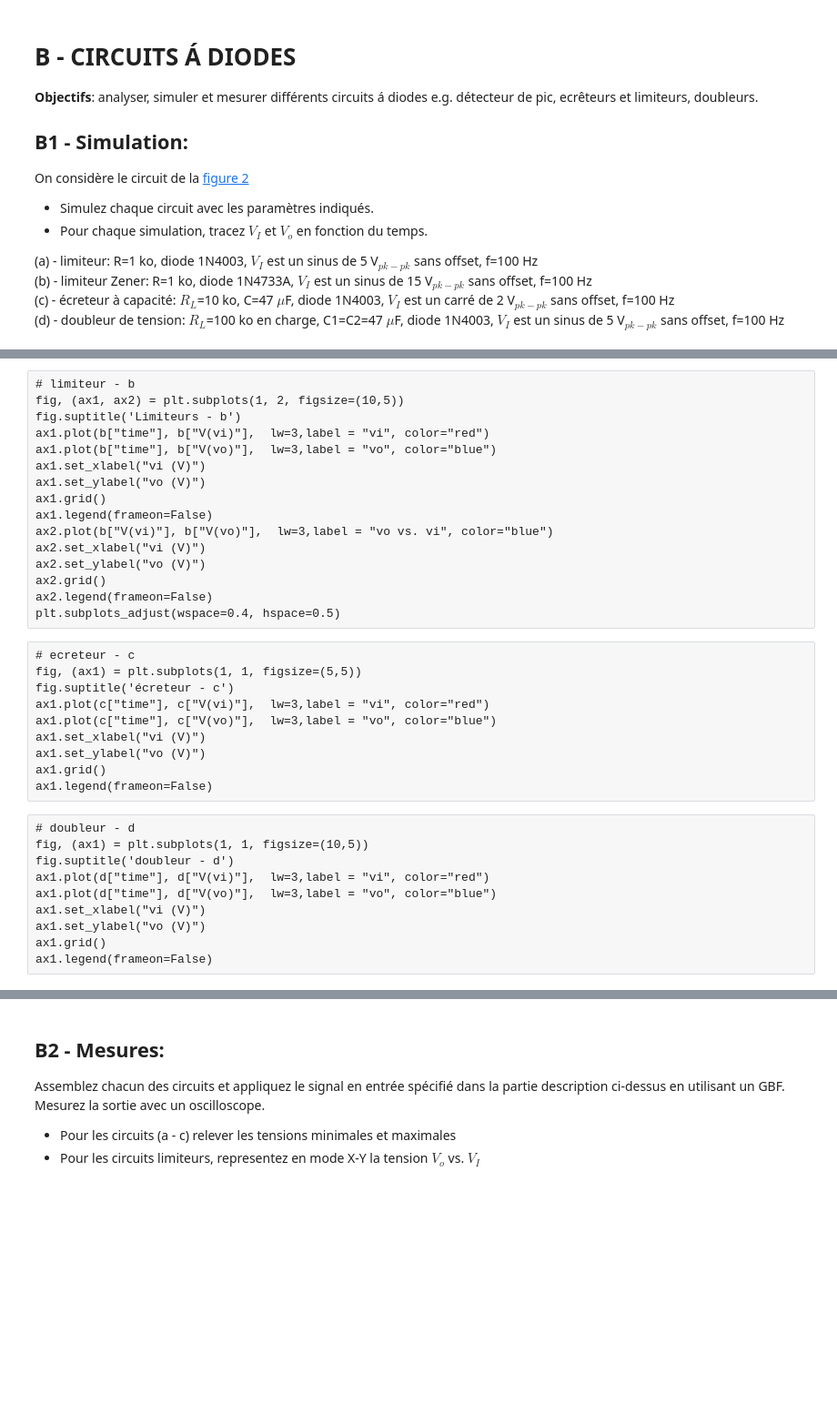
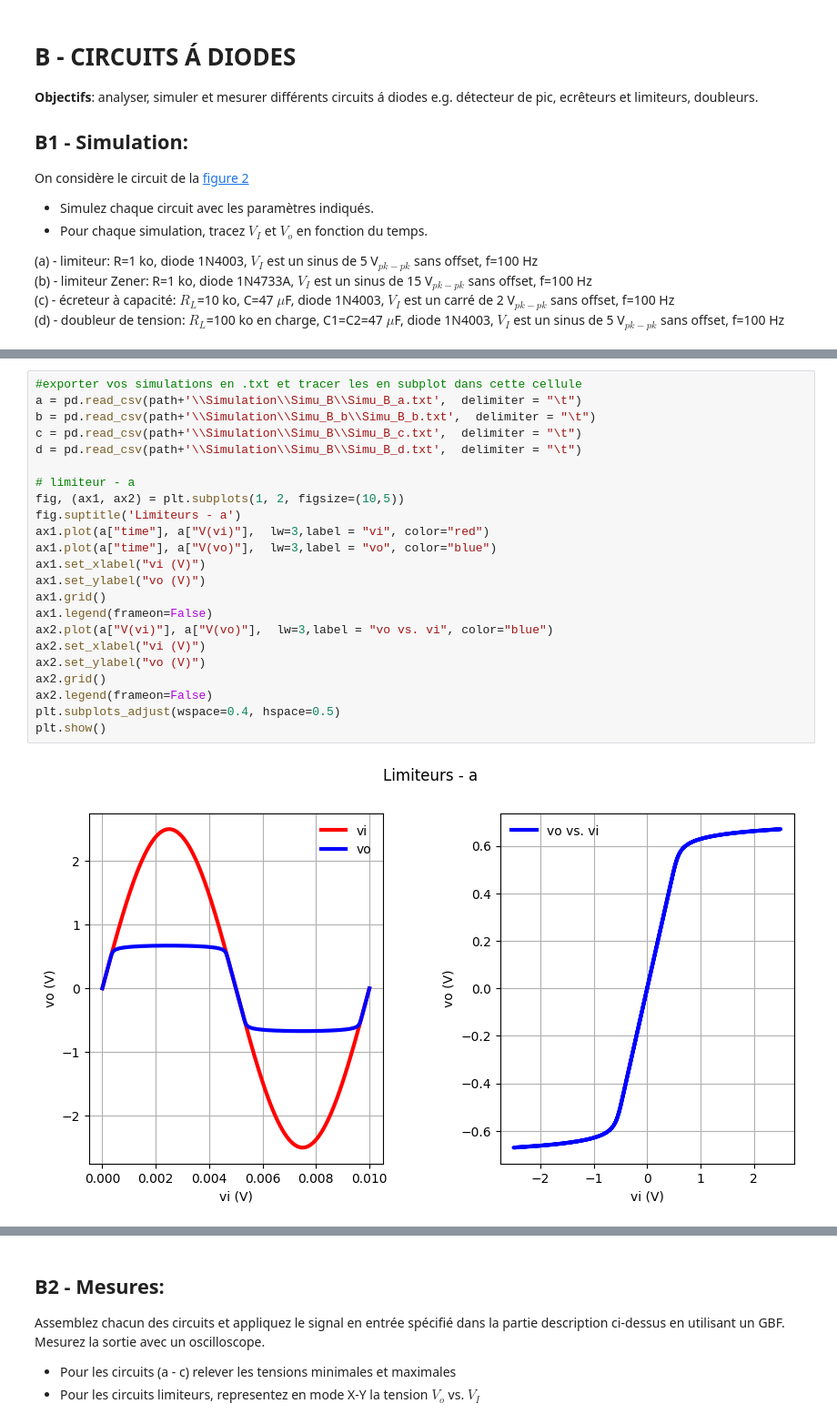
Before and after one commit to Darkzveller/EI-3_TP_conception_micro_electronique, a Jupyter notebook: Sujet_TP_YEK/TP_composants_et_circuits_microélectroniques_2026.ipynb, the cells around one changed output, grey strips where cells are left out. Shown at 91% size. Drawn from its saved outputs; the diff is of its cells as text; blank space fills up the shorter version.

Commit message:
simu de la B1 fait

```diff
--- a/Sujet_TP_YEK/TP_composants_et_circuits_microélectroniques_2026.ipynb
+++ b/Sujet_TP_YEK/TP_composants_et_circuits_microélectroniques_2026.ipynb
@@ -229,36 +207,25 @@ plt.subplots_adjust(wspace=0.4, hspace=0.5)
-# %% [raw]
-# limiteur - b
-fig, (ax1, ax2) = plt.subplots(1, 2, figsize=(10,5))
-fig.suptitle('Limiteurs - b')
-ax1.plot(b["time"], b["V(vi)"],  lw=3,label = "vi", color="red")
-ax1.plot(b["time"], b["V(vo)"],  lw=3,label = "vo", color="blue")
-ax1.set_xlabel("vi (V)")
-ax1.set_ylabel("vo (V)")
-ax1.grid()
-ax1.legend(frameon=False)
-ax2.plot(b["V(vi)"], b["V(vo)"],  lw=3,label = "vo vs. vi", color="blue")
-ax2.set_xlabel("vi (V)")
-ax2.set_ylabel("vo (V)")
-ax2.grid()
-ax2.legend(frameon=False)
-plt.subplots_adjust(wspace=0.4, hspace=0.5)
-# %% [raw]
-# ecreteur - c
-fig, (ax1) = plt.subplots(1, 1, figsize=(5,5))
-fig.suptitle('écreteur - c')
-ax1.plot(c["time"], c["V(vi)"],  lw=3,label = "vi", color="red")
-ax1.plot(c["time"], c["V(vo)"],  lw=3,label = "vo", color="blue")
-ax1.set_xlabel("vi (V)")
-ax1.set_ylabel("vo (V)")
-ax1.grid()
-ax1.legend(frameon=False)
-# %% [raw]
-# doubleur - d
-fig, (ax1) = plt.subplots(1, 1, figsize=(10,5))
-fig.suptitle('doubleur - d')
-ax1.plot(d["time"], d["V(vi)"],  lw=3,label = "vi", color="red")
-ax1.plot(d["time"], d["V(vo)"],  lw=3,label = "vo", color="blue")
-ax1.set_xlabel("vi (V)")
-ax1.set_ylabel("vo (V)")
-ax1.grid()
-ax1.legend(frameon=False)
+# %%
+#exporter vos simulations en .txt et tracer les en subplot dans cette cellule
+a = pd.read_csv(path+'\\Simulation\\Simu_B\\Simu_B_a.txt',  delimiter = "\t")
+b = pd.read_csv(path+'\\Simulation\\Simu_B_b\\Simu_B_b.txt',  delimiter = "\t")
+c = pd.read_csv(path+'\\Simulation\\Simu_B\\Simu_B_c.txt',  delimiter = "\t")
+d = pd.read_csv(path+'\\Simulation\\Simu_B\\Simu_B_d.txt',  delimiter = "\t")
+
+# limiteur - a
+fig, (ax1, ax2) = plt.subplots(1, 2, figsize=(10,5))
+fig.suptitle('Limiteurs - a')
+ax1.plot(a["time"], a["V(vi)"],  lw=3,label = "vi", color="red")
+ax1.plot(a["time"], a["V(vo)"],  lw=3,label = "vo", color="blue")
+ax1.set_xlabel("vi (V)")
+ax1.set_ylabel("vo (V)")
+ax1.grid()
+ax1.legend(frameon=False)
+ax2.plot(a["V(vi)"], a["V(vo)"],  lw=3,label = "vo vs. vi", color="blue")
+ax2.set_xlabel("vi (V)")
+ax2.set_ylabel("vo (V)")
+ax2.grid()
+ax2.legend(frameon=False)
+plt.subplots_adjust(wspace=0.4, hspace=0.5)
+plt.show()
+# %% [output]
+[figure, added]
```
Also changed, not shown: parts of 4 cells of this notebook, 24 other files.
